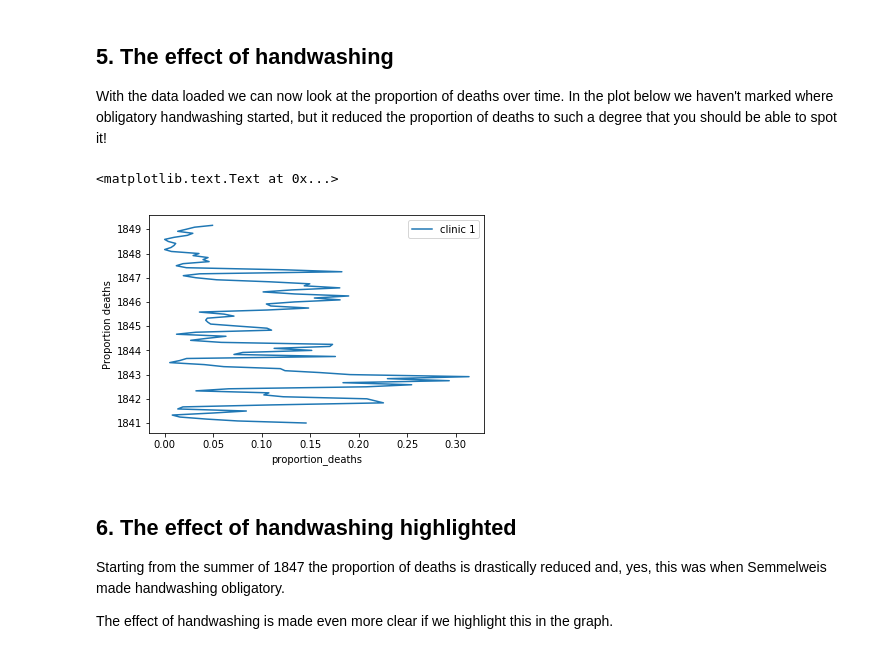
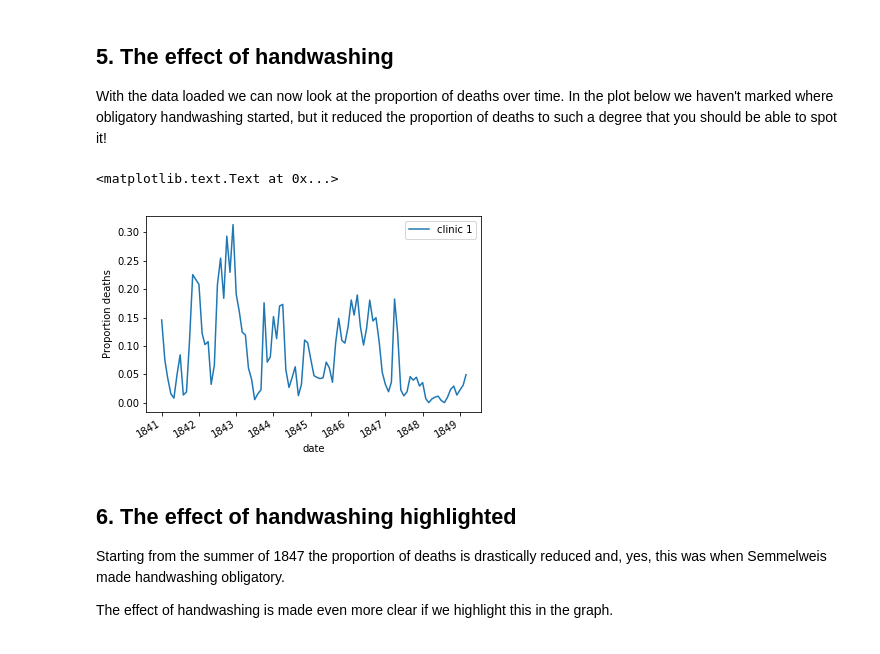
Before and after one commit to p-s-vishnu/Documents, a Jupyter notebook: Jupyter notebook/Dr. Semmelweis and the discovery of handwashing/notebook.ipynb, the cells around one changed output. Saved outputs shown, nothing was run; the diff lists cells and outputs as text; code cells hidden in the pictures.

```diff
--- a/Jupyter notebook/Dr. Semmelweis and the discovery of handwashing/notebook.ipynb
+++ b/Jupyter notebook/Dr. Semmelweis and the discovery of handwashing/notebook.ipynb
@@ -91,11 +77,11 @@ monthly.head()
 <p>With the data loaded we can now look at the proportion of deaths over time. In the plot below we haven't marked where obligatory handwashing started, but it reduced the proportion of deaths to such a degree that you should be able to spot it!</p>
 # %%
 # Plot monthly proportion of deaths
-ax = monthly.plot(x='proportion_deaths', y='date', label='clinic 1')
+ax = monthly.plot(x='date', y='proportion_deaths', label='Clinic 1')
 ax.set_ylabel("Proportion deaths")
 # %% [output]
 <matplotlib.text.Text at 0x...>
-[figure, old version]
+[figure, new version]
 # %% [markdown]
 ## 6. The effect of handwashing highlighted
 <p>Starting from the summer of 1847 the proportion of deaths is drastically reduced and, yes, this was when Semmelweis made handwashing obligatory. </p>
```
Also changed, not shown: parts of 4 cells of this notebook, 2 other files.
